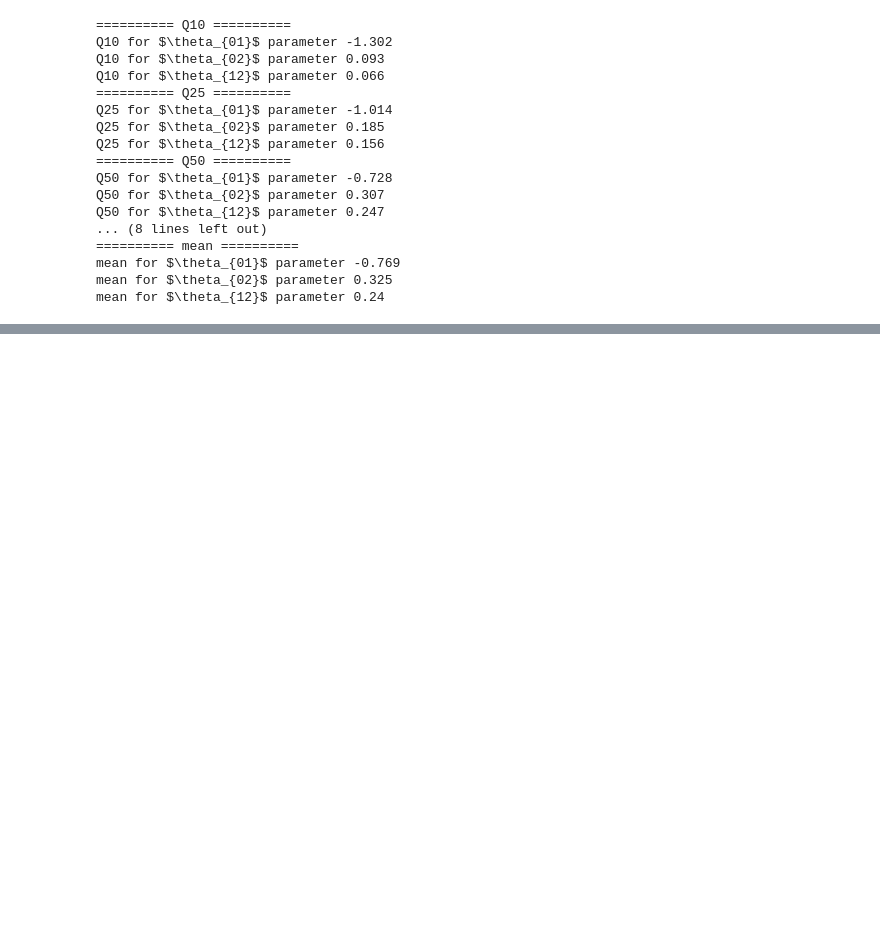
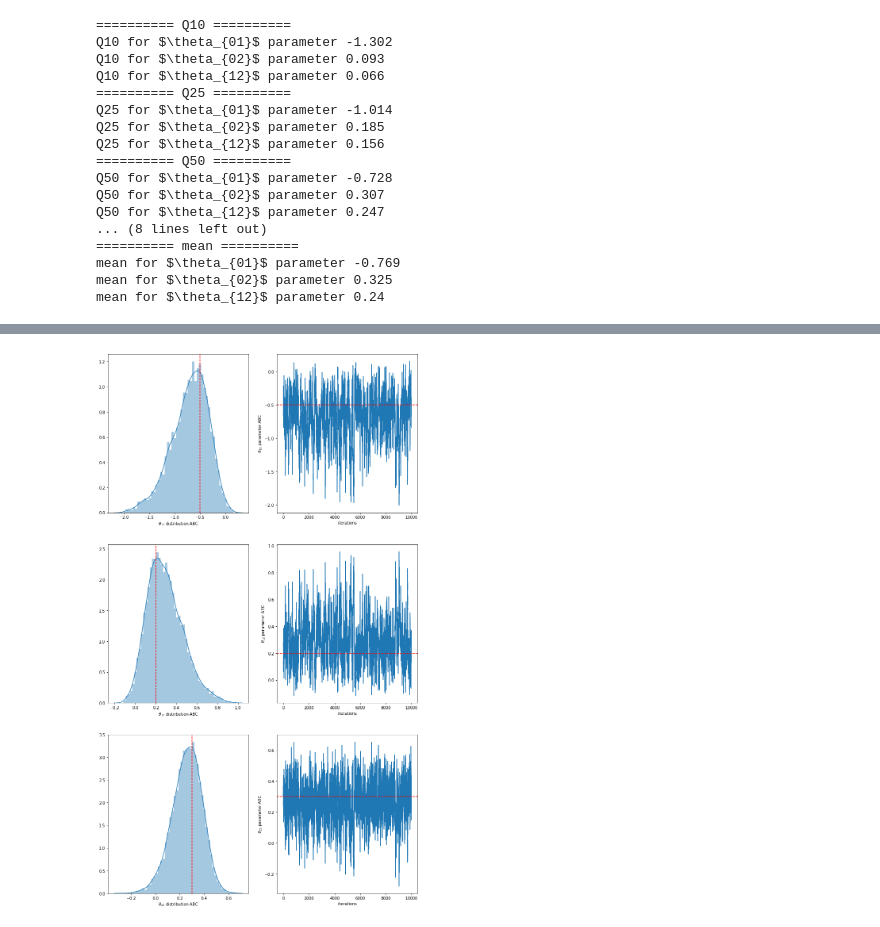
Before and after one commit to quentinl-c/ABC_Shadow_cpp, a Jupyter notebook: journal/setup.ipynb, the cells around one changed output, grey strips where cells are left out. Drawn from its saved outputs; the diff is of its cells as text; code cells hidden in the pictures; blank space fills up the shorter version.

```diff
--- a/journal/setup.ipynb
+++ b/journal/setup.ipynb
@@ -329,0 +468,5 @@ mean for $\theta_{12}$ parameter 0.24
+# %%
+truths = [-0.5, 0.2, 0.3]
+plot_marginals(posterior_test, truths, by=BY, burn_in=BURNIN)
+# %% [output]
+[figure, added]
```
Also changed, not shown: parts of 21 cells of this notebook, 2 other files.
